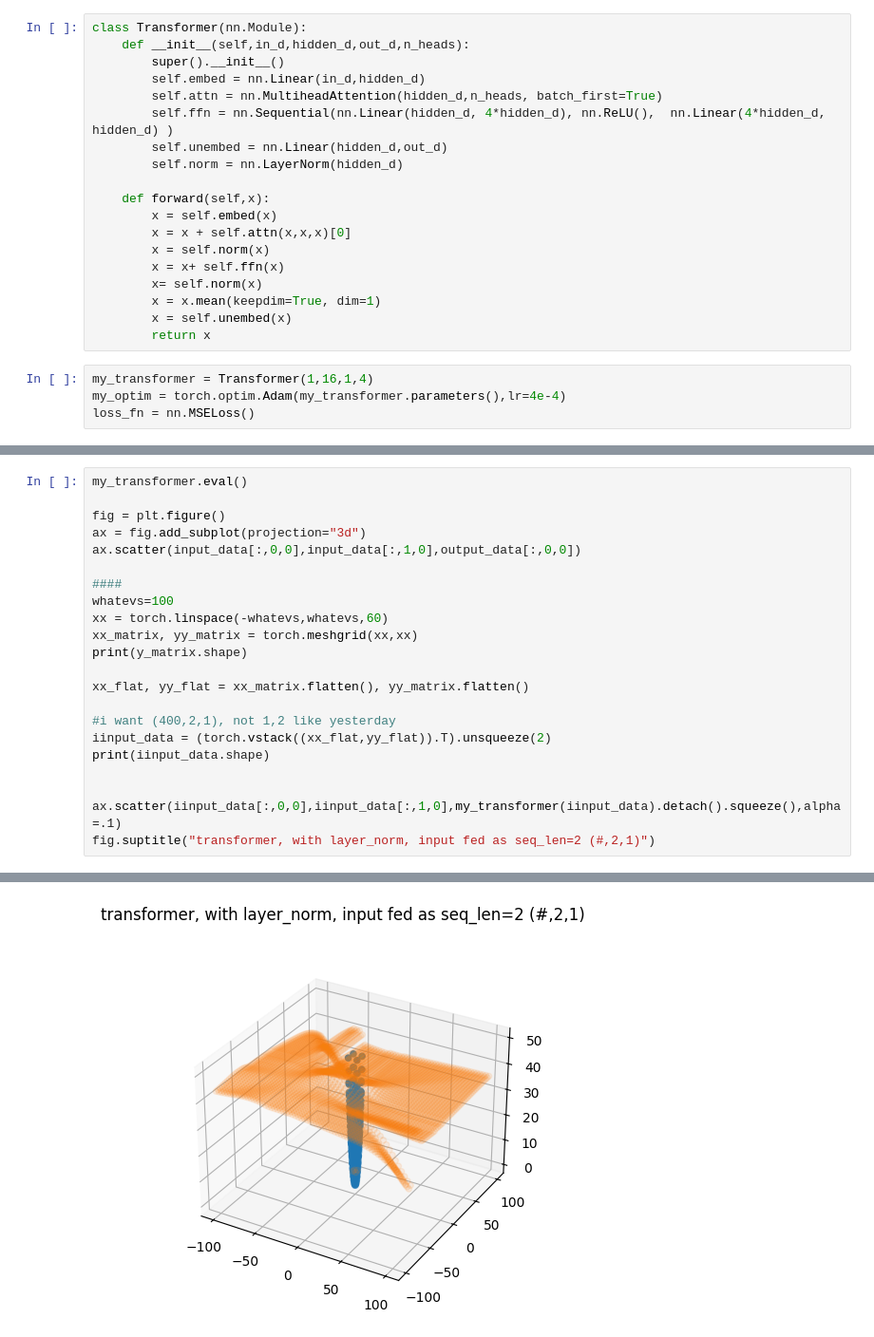
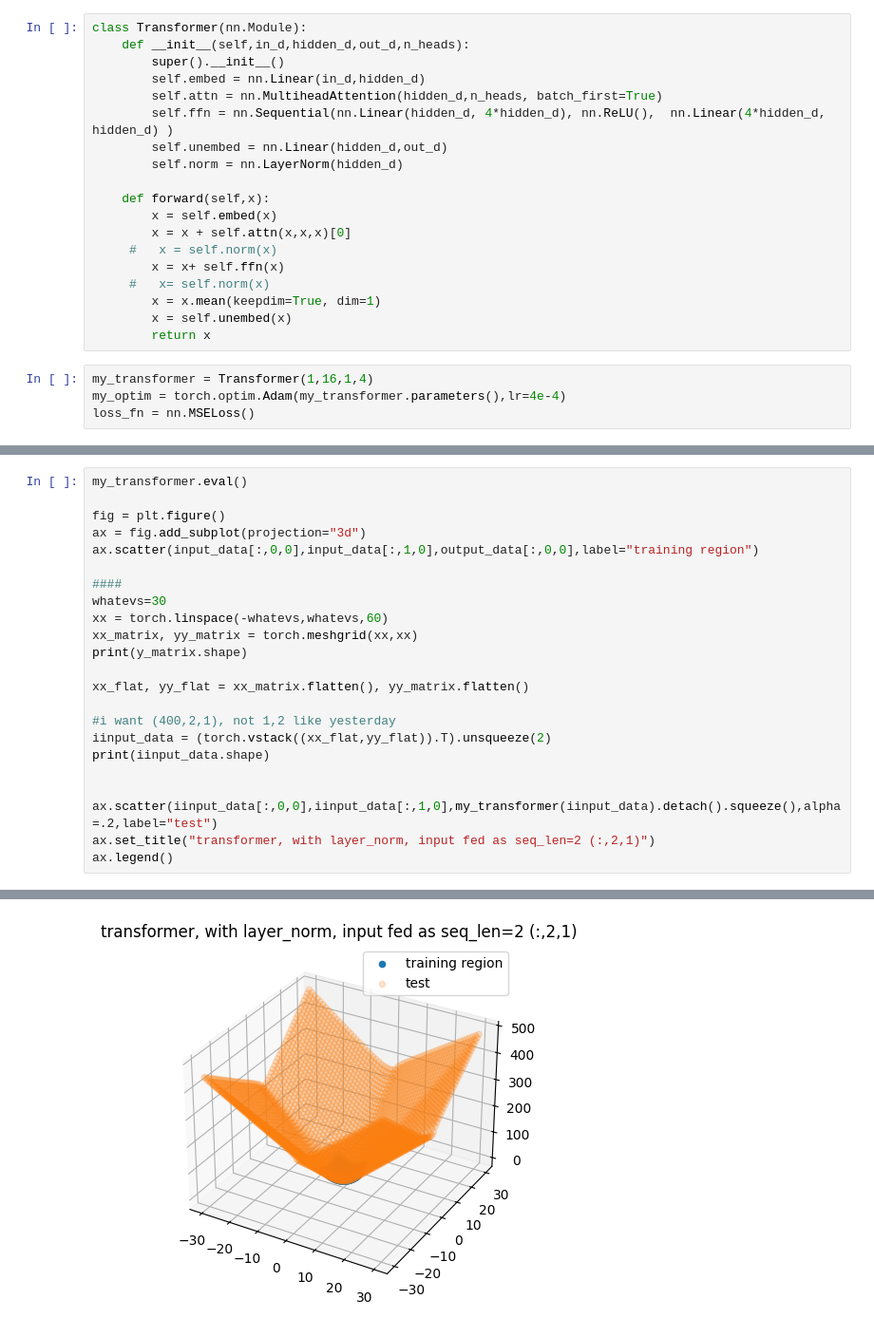
Before and after one commit to karlcal1/X_mas_break_Time_To_Lock_In, a Jupyter notebook: more_generalization_play.ipynb, the cells around one changed output, grey strips where cells are left out. Shown at 95% size. Cells and saved outputs as stored; diff of their text form.

```diff
--- a/more_generalization_play.ipynb
+++ b/more_generalization_play.ipynb
@@ -40,9 +40,9 @@ class Transformer(nn.Module):
     def forward(self,x):
         x = self.embed(x)
         x = x + self.attn(x,x,x)[0]
-        x = self.norm(x)
+     #   x = self.norm(x)
         x = x+ self.ffn(x)
-        x= self.norm(x)
+     #   x= self.norm(x)
         x = x.mean(keepdim=True, dim=1)
         x = self.unembed(x)
         return x
@@ -70,10 +70,10 @@ my_transformer.eval()
 
 fig = plt.figure()
 ax = fig.add_subplot(projection="3d")
-ax.scatter(input_data[:,0,0],input_data[:,1,0],output_data[:,0,0])
+ax.scatter(input_data[:,0,0],input_data[:,1,0],output_data[:,0,0],label="training region")
 
 ####
-whatevs=100
+whatevs=30
 xx = torch.linspace(-whatevs,whatevs,60)
 xx_matrix, yy_matrix = torch.meshgrid(xx,xx)
 print(y_matrix.shape)
@@ -85,8 +85,9 @@ iinput_data = (torch.vstack((xx_flat,yy_flat)).T).unsqueeze(2)
 print(iinput_data.shape)
 
 
-ax.scatter(iinput_data[:,0,0],iinput_data[:,1,0],my_transformer(iinput_data).detach().squeeze(),alpha=.1)
-fig.suptitle("transformer, with layer_norm, input fed as seq_len=2 (#,2,1)")
+ax.scatter(iinput_data[:,0,0],iinput_data[:,1,0],my_transformer(iinput_data).detach().squeeze(),alpha=.2,label="test")
+ax.set_title("transformer, with layer_norm, input fed as seq_len=2 (:,2,1)")
+ax.legend()
 # %% [output]
 torch.Size([20, 20])
 torch.Size([3600, 2, 1])
@@ -94 +95 @@ Text(0.5, 0.98, 'transformer, with layer_norm, input fed as seq_len=2 (#,2,1)')
-[figure, old version]
+[figure, new version]
```
Also changed, not shown: parts of 2 cells of this notebook.
